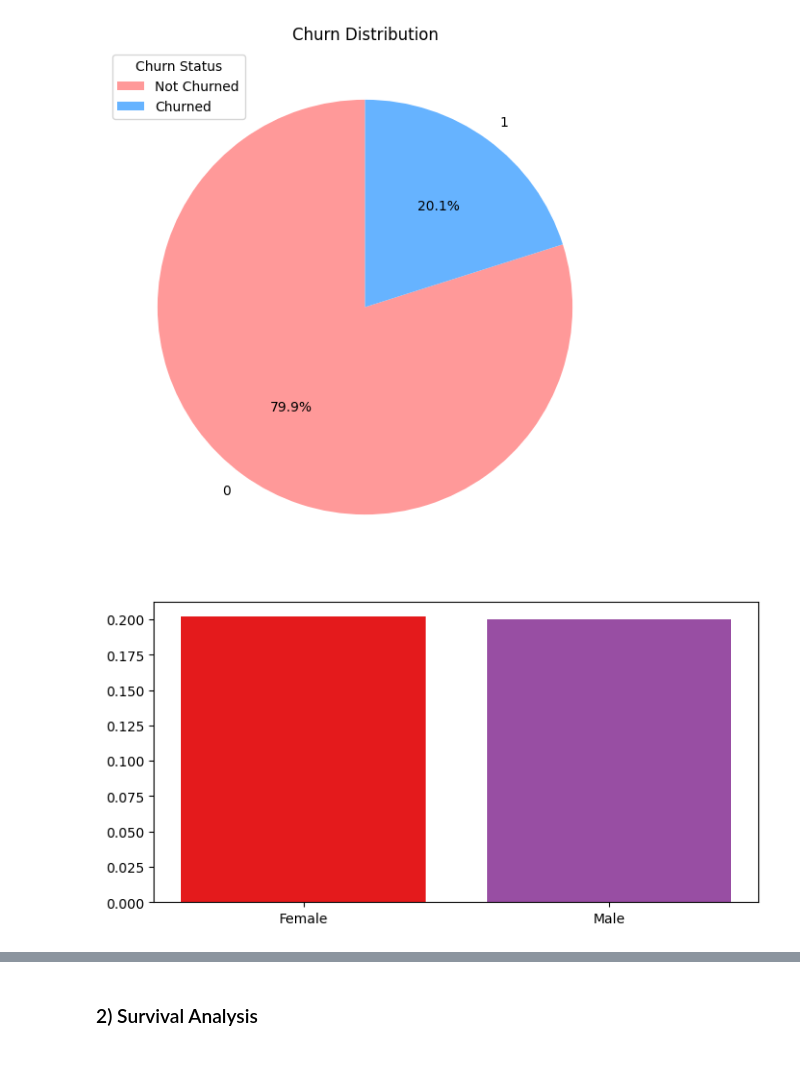
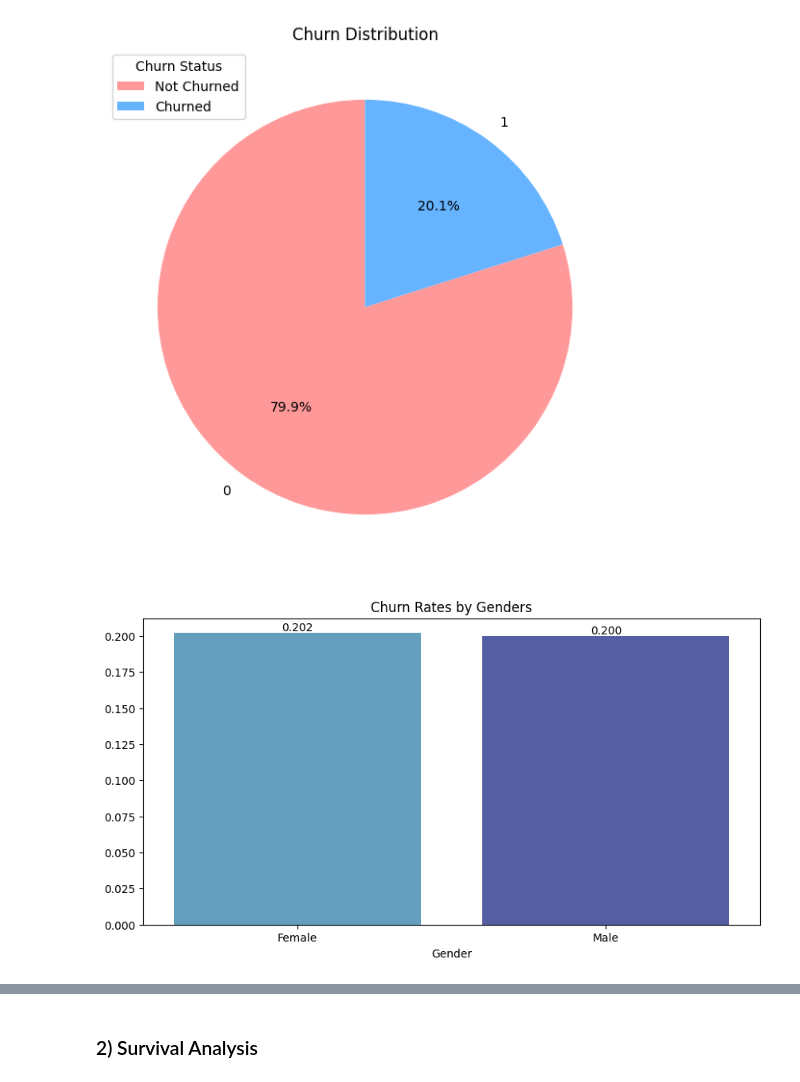
Before and after one commit to asenacak/customer-survivalAnalysis-cltv-segmentation, a Jupyter notebook: crm_survival_cltv_churn.ipynb, the cells around one changed output, grey strips where cells are left out. Cells and saved outputs as stored; diff of their text form; code cells hidden in the pictures.

```diff
--- a/crm_survival_cltv_churn.ipynb
+++ b/crm_survival_cltv_churn.ipynb
@@ -118,3 +146,5 @@ df = df.drop('Purchase Date', axis = 1)
+# %%
+df['age_group'] = pd.qcut(df['Age'], q=3, labels=['18-39', '40-54', '55-70'])
 # %%
 df.dtypes
 # %% [output]
@@ -137 +171,36 @@ dtype: object
+# %%
+# line plot
+def line_plot(x, y, label, title, ylabel):
+    plt.figure(figsize=(12, 5))
+    sns.lineplot(x=x, y=y, label=label)
+    mean_value = np.mean(y)
+    plt.axhline(y=mean_value, color='red', linestyle='--', label='Average', linewidth=1)
+    plt.title(title)
+    plt.xlabel('')
+    plt.ylabel(ylabel)
+    plt.xticks(rotation=90)
+    plt.legend()
+    plt.show()
+
+# bar chart
+def bar_plot(x, y, title, ylabel):
+    plt.figure(figsize=(12, 5))
+    sns.barplot(x=x, y=y)
+    plt.title(title)
+    plt.xlabel('')
+    plt.ylabel(ylabel)
+    plt.show()
+
+# bar chart with different groups
+def bar_groups(x, y, title, color):
+    plt.figure(figsize=(10, 5))
+    bars = sns.barplot(x=x, y=y, palette=color)
+    plt.title(title)
+    for bar in bars.patches:
+        yval = bar.get_height()
+        bars.annotate(format(yval, '.3f'),
+                      (bar.get_x() + bar.get_width() / 2, yval),
+                      ha='center', va='bottom', color='black')
+
+    plt.show()
 # %% [markdown]
@@ -226,8 +314,6 @@ plt.show()
 [figure]
 # %%
 churnrate_by_gender = df.groupby('Gender')['Churn'].mean()
-plt.figure(figsize=(8,4))
-plt.bar(churnrate_by_gender.index, churnrate_by_gender.values, color = colors)
-plt.show()
+bar_groups(x=churnrate_by_gender.index, y=churnrate_by_gender.values, title='Churn Rates by Genders', color = sns.color_palette("icefire"))
 # %% [output]
-[figure, old version]
+[figure, new version]
```
Also changed, not shown: parts of 95 cells of this notebook.
